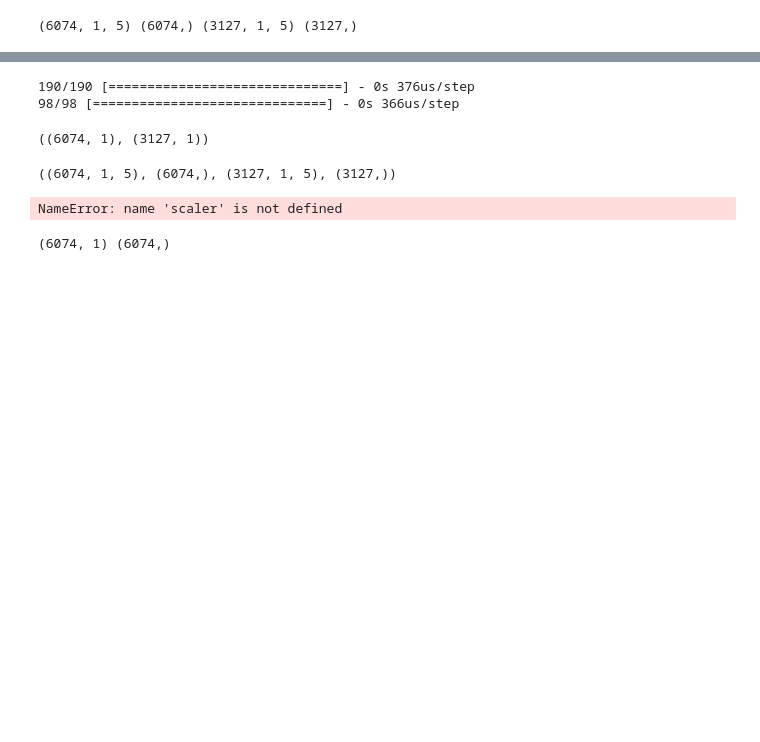
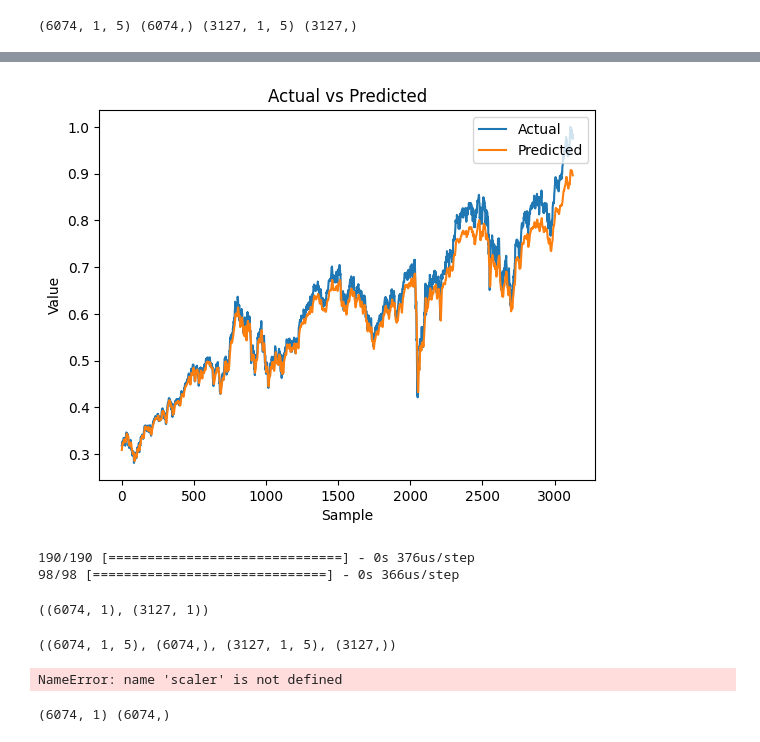
Before and after one commit to RiccardoDAndrea/Bachelor, a Jupyter notebook: RNN.ipynb, the cells around one changed output, grey strips where cells are left out. Drawn from its saved outputs; the diff is of its cells as text; code cells hidden in the pictures; blank space fills up the shorter version.

```diff
--- a/RNN.ipynb
+++ b/RNN.ipynb
@@ -159,3 +179,15 @@ Epoch 10/10
 print(trainX.shape, trainY.shape, testX.shape, testY.shape)
 # %% [output]
 (6074, 1, 5) (6074,) (3127, 1, 5) (3127,)
+# %%
+predictions = model.predict(testX)
+
+# Visualisierung der Vorhersagen im Vergleich zu den tatsächlichen Werten
+plt.plot(testY, label='Actual')
+plt.plot(predictions, label='Predicted')
+plt.title('Actual vs Predicted')
+plt.ylabel('Value')
+plt.xlabel('Sample')
+plt.legend(loc='upper right')
+plt.show()
+# %% [output]
@@ -162,3 +195,4 @@ print(trainX.shape, trainY.shape, testX.shape, testY.shape)
+[figure, added]
 # %%
 trainPredict = model.predict(trainX)
 testPredict = model.predict(testX)
```
Also changed, not shown: parts of 7 cells of this notebook, 7 other files.
